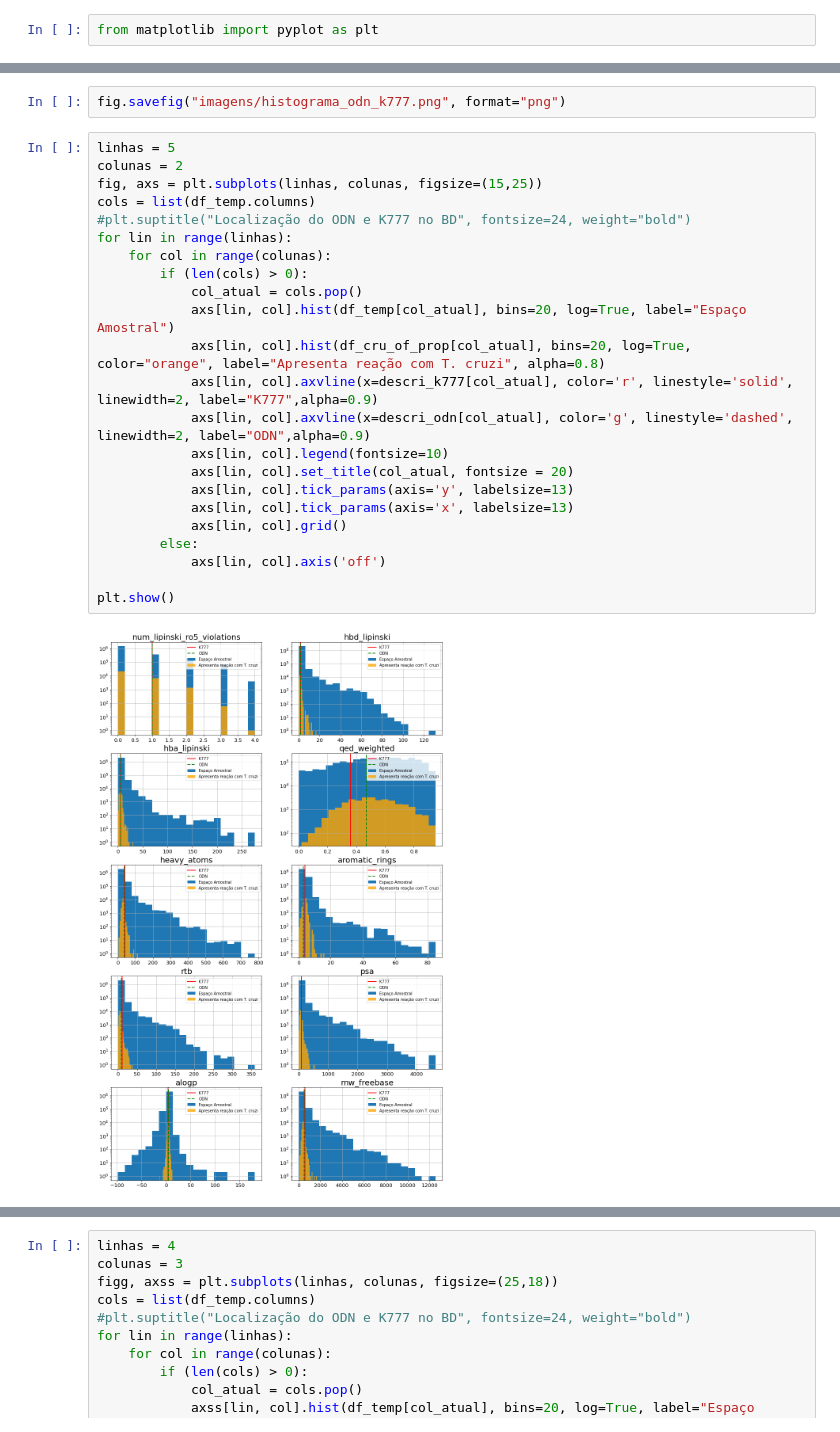
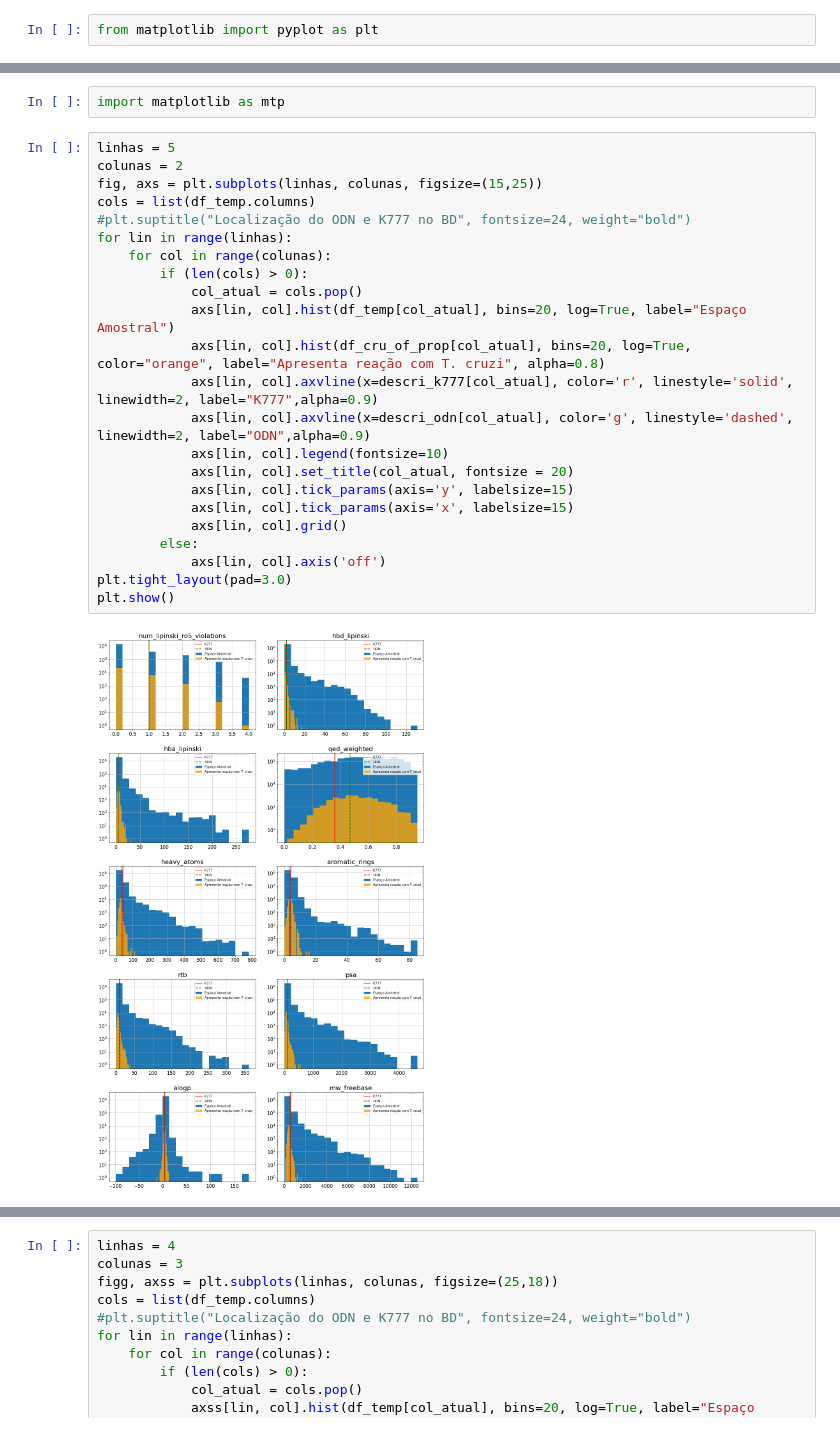
Before and after one commit to alverad-katsuro/chembl_analyser, a Jupyter notebook: cruzipain/k777_odn_in_data.ipynb, the cells around one changed output, grey strips where cells are left out. Saved outputs shown, nothing was run; the diff lists cells and outputs as text.

```diff
--- a/cruzipain/k777_odn_in_data.ipynb
+++ b/cruzipain/k777_odn_in_data.ipynb
@@ -139,27 +126,27 @@ cols
-# %%
-fig.savefig("imagens/histograma_odn_k777.png", format="png")
+# %%
+import matplotlib as mtp
 # %%
 linhas = 5
 colunas = 2
 fig, axs = plt.subplots(linhas, colunas, figsize=(15,25))
 cols = list(df_temp.columns)
 #plt.suptitle("Localização do ODN e K777 no BD", fontsize=24, weight="bold")
 for lin in range(linhas):
     for col in range(colunas):
         if (len(cols) > 0):
             col_atual = cols.pop()
             axs[lin, col].hist(df_temp[col_atual], bins=20, log=True, label="Espaço Amostral")
             axs[lin, col].hist(df_cru_of_prop[col_atual], bins=20, log=True, color="orange", label="Apresenta reação com T. cruzi", alpha=0.8)
             axs[lin, col].axvline(x=descri_k777[col_atual], color='r', linestyle='solid', linewidth=2, label="K777",alpha=0.9)
             axs[lin, col].axvline(x=descri_odn[col_atual], color='g', linestyle='dashed', linewidth=2, label="ODN",alpha=0.9)
             axs[lin, col].legend(fontsize=10)
             axs[lin, col].set_title(col_atual, fontsize = 20)
-            axs[lin, col].tick_params(axis='y', labelsize=13)
-            axs[lin, col].tick_params(axis='x', labelsize=13)
+            axs[lin, col].tick_params(axis='y', labelsize=15)
+            axs[lin, col].tick_params(axis='x', labelsize=15)
             axs[lin, col].grid()
         else:
             axs[lin, col].axis('off')
-
+plt.tight_layout(pad=3.0)
 plt.show()
 # %% [output]
-[figure, old version]
+[figure, new version]
```
Also changed, not shown: parts of 10 cells of this notebook, 9 other files.
